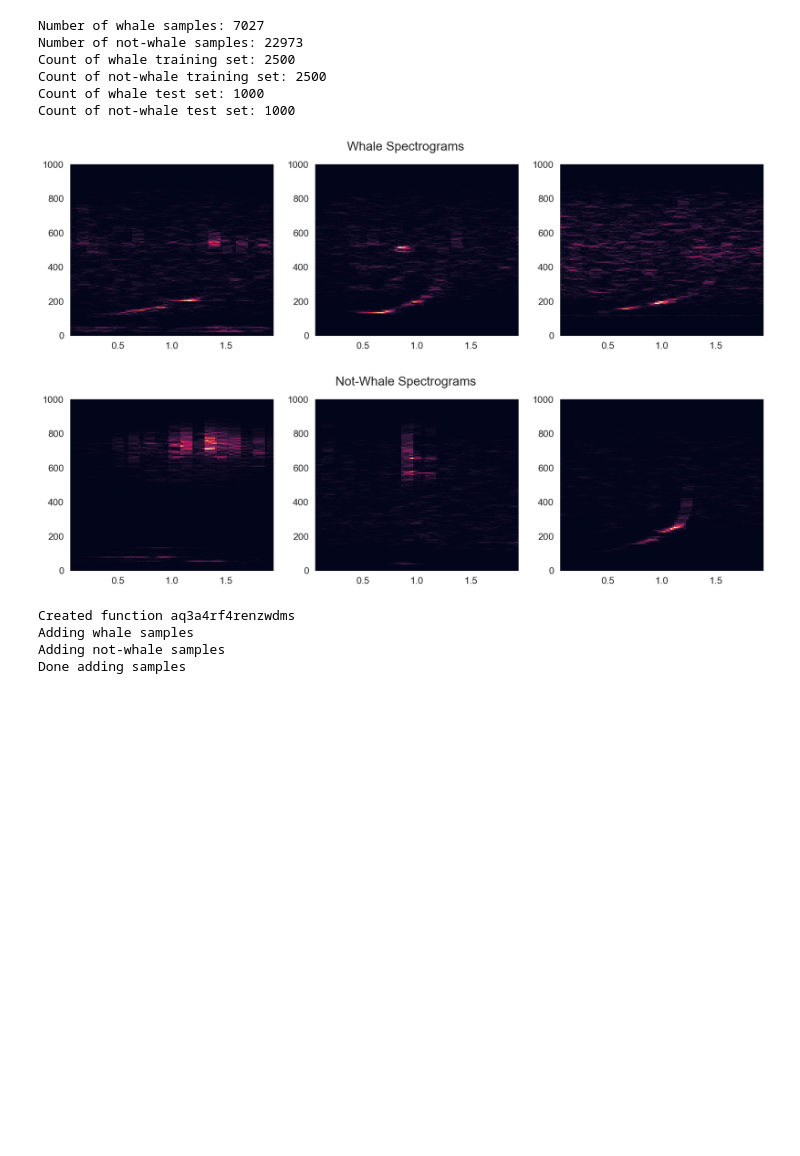
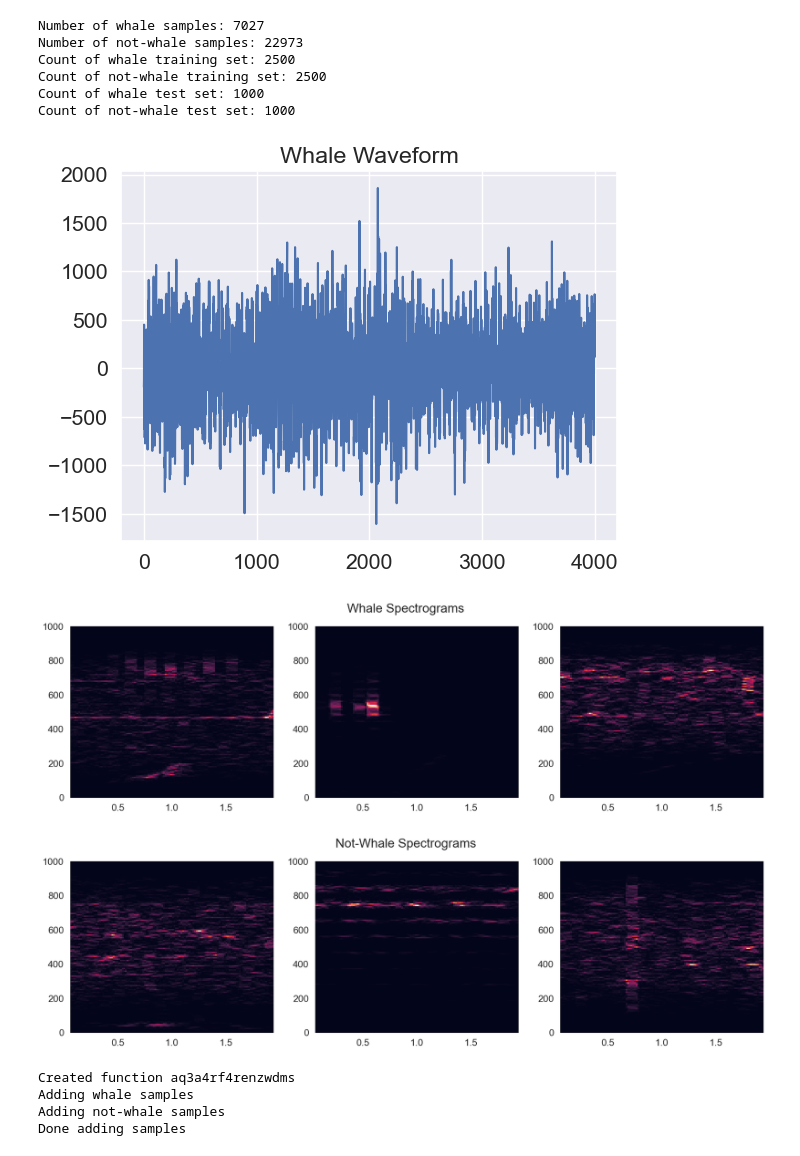
Before and after one commit to NyckelAI/codesamples, a Jupyter notebook: whale_sound_classification/whale_sound_classification.ipynb, the cells around one changed output. Cells and saved outputs as stored; diff of their text form; code cells hidden in the pictures; blank space fills up the shorter version.

Commit message:
Adding whale sound waveform plot

```diff
--- a/whale_sound_classification/whale_sound_classification.ipynb
+++ b/whale_sound_classification/whale_sound_classification.ipynb
@@ -51,8 +51,67 @@ Count of whale training set: 2500
 Count of not-whale training set: 2500
 Count of whale test set: 1000
 Count of not-whale test set: 1000
+# %%
+# Let's create spectrograms from audo samples
+
+# Helper class for creating a spectrogram from an audio signal
+class Spectrogram:
+    def get_time_series(self, image_path):
+        s = aifc.open(image_path)
+        n_samples = s.getnframes()
+        sample_rate = s.getframerate()
+        strsig = s.readframes(n_samples)
+        values = np.frombuffer(strsig, np.short).byteswap()
+        return values, sample_rate
+
+    def get_plot_bytes(self, plt):
+        with io.BytesIO() as buffer:  # use buffer memory
+            plt.savefig(buffer, format='jpg')
+            buffer.seek(0)
+            return buffer.getvalue()
+
+    def fill_plot(self, image_path, plot):
+        series, rate = self.get_time_series(image_path)
+        f, t, Sxx = signal.spectrogram(series, rate, nperseg=256, noverlap=224)
+        plot.pcolormesh(t, f, Sxx)
+
+    def process_audio(self, image_path):
+        series, rate = self.get_time_series(image_path)
+        f, t, Sxx = signal.spectrogram(series, rate, nperseg=256, noverlap=224)
+        plt.pcolormesh(t, f, Sxx)
+        plot_bytes = self.get_plot_bytes(plt)
+        plt.close()
+        return plot_bytes
+
+
+spectrogram = Spectrogram()
+
+# Let's plot the waveform of a whale sample
+series, rate = spectrogram.get_time_series(trainfolder+whale_subset_train[0])
+plt.plot(series)
+plt.title("Whale Waveform")
+plt.savefig("whale_waveform.png")
+plt.show()
+
+# Let's look at some spectrograms of whale sounds
+fig, ax = plt.subplots(nrows=1, ncols=3, figsize=(20, 5))
+fig.suptitle("Whale Spectrograms")
+for i, sample in enumerate(random.sample(whale_subset_train,3)):
+    spectrogram.fill_plot(trainfolder+sample, ax[i])
+fig.savefig("whale_spectrograms.png")
+
+# Let's look at some spectrograms of not-whale sounds
+fig, ax = plt.subplots(nrows=1, ncols=3, figsize=(20, 5))
+fig.suptitle("Not-Whale Spectrograms")
+for i, sample in enumerate(random.sample(not_whale_subset_train,3)):
+    spectrogram.fill_plot(trainfolder+sample, ax[i])
+fig.savefig("not_whale_spectrograms.png")
+# %% [output]
+[figure, added]
+[figure, added]
+[figure, added]
 # %%
-# Let's create spectrograms from audo samples
+samples
 
 # Helper class for creating a spectrogram from an audio signal
 class Spectrogram:
@@ -98,9 +157,6 @@ fig.suptitle("Not-Whale Spectrograms")
 for i, sample in enumerate(random.sample(not_whale_subset_train,3)):
     spectrogram.fill_plot(trainfolder+sample, ax[i])
 fig.savefig("not_whale_spectrograms.png")
-# %% [output]
-[figure, removed]
-[figure, removed]
 # %%
 # Create a helper class for nyckel API
 # Has methods to create an image classification function, add training samples to the function, and invoke the function to get predictions
```
Also changed, not shown: 3 other files.
